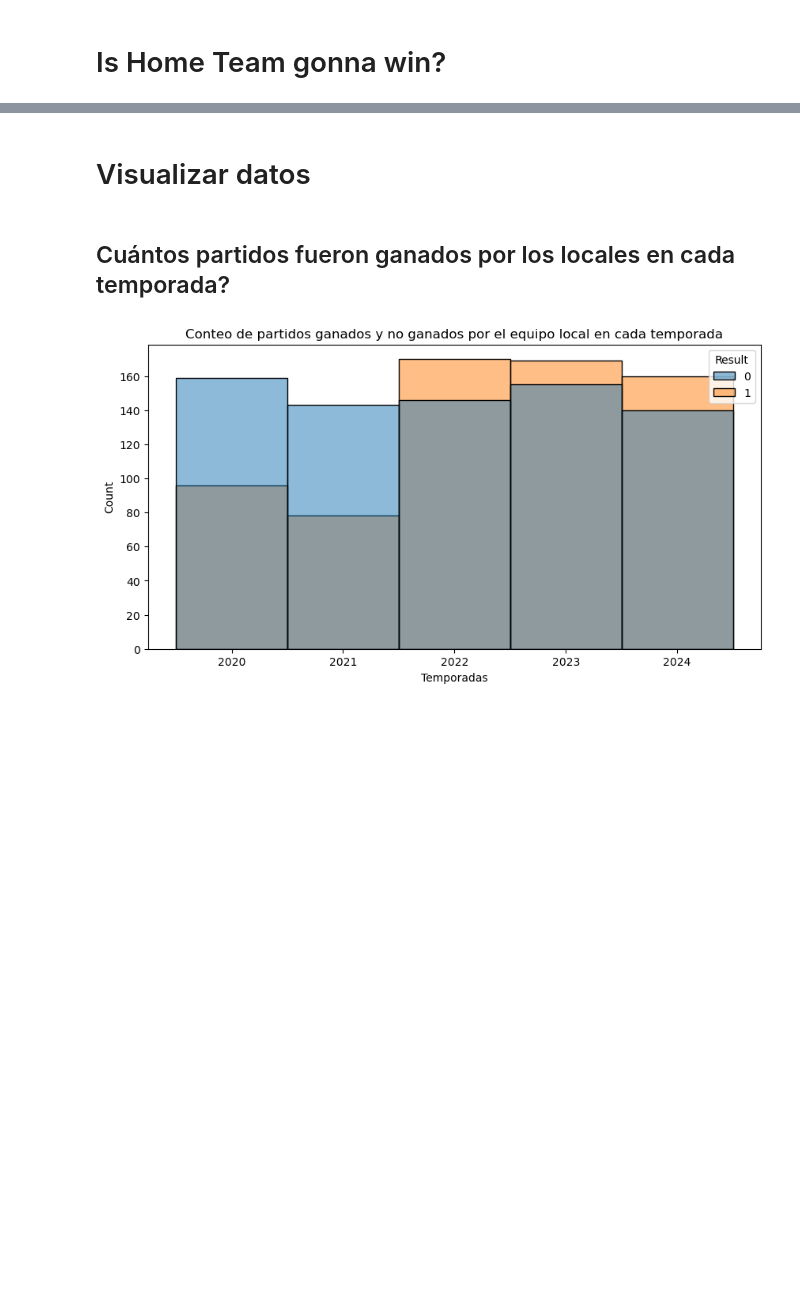
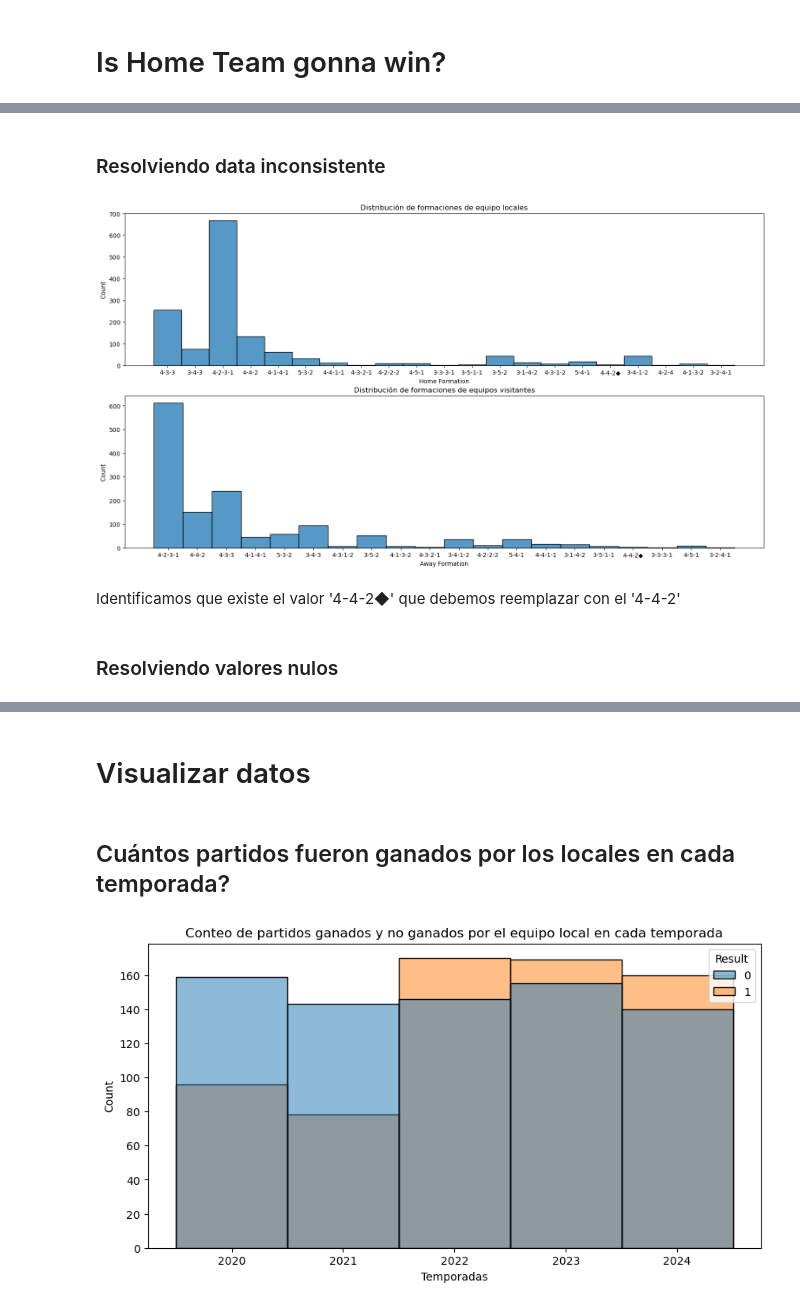
Before and after one commit to raulc03/match-prediction, a Jupyter notebook: Predict_match_winner.ipynb, the cells around one changed output, grey strips where cells are left out. Cells and saved outputs as stored; diff of their text form; code cells hidden in the pictures; blank space fills up the shorter version.

```diff
--- a/Predict_match_winner.ipynb
+++ b/Predict_match_winner.ipynb
@@ -498,3 +228,0 @@ for i in range(len(df)):
-# %%
-df['HGD'] = df['HGS'] - df['HGC']
-df['AGD'] = df['AGS'] - df['AGC']
@@ -503,2 +228,0 @@ df['AGD'] = df['AGS'] - df['AGC']
-# %%
-df['PD'] = df['HTP'] - df['ATP']
@@ -511,8 +228,0 @@ df.shape
-# %%
-def home_win(row):
-    if row == 0:
-        row = 1 # Victoria
-    else:
-        row = 0 # NO Victoria
-    return row
-df['Result'] = df['Result'].apply(home_win)
@@ -542,7 +228,0 @@ df.head(20)
-# %%
-cols = ['HGD', 'AGD', 'HTP', 'ATP']
-for col in cols:
-    df[col + 'Form'] = df[col] / df['MW']
-
-# Points Difference Form
-df['PDForm'] = df['HTPForm'] - df['ATPForm']
@@ -557,0 +232,14 @@ df.tail()
+# %% [markdown]
+### Resolviendo data inconsistente
+# %%
+fig, axs = plt.subplots(2, figsize=(19, 10))
+
+axs.flat[0].set_title('Distribución de formaciones de equipo locales')
+sns.histplot(ax = axs.flat[0], x=df['Home Formation'], bins='auto');
+
+axs.flat[1].set_title('Distribución de formaciones de equipos visitantes')
+sns.histplot(ax = axs.flat[1], x=df['Away Formation'], bins='auto');
+# %% [output]
+[figure, added]
+# %% [markdown]
+Identificamos que existe el valor '4-4-2◆' que debemos reemplazar con el '4-4-2'
@@ -557,0 +249,2 @@ df.tail()
+# %% [markdown]
+### Resolviendo valores nulos
```
Also changed, not shown: parts of 174 cells of this notebook, 2 other files.
